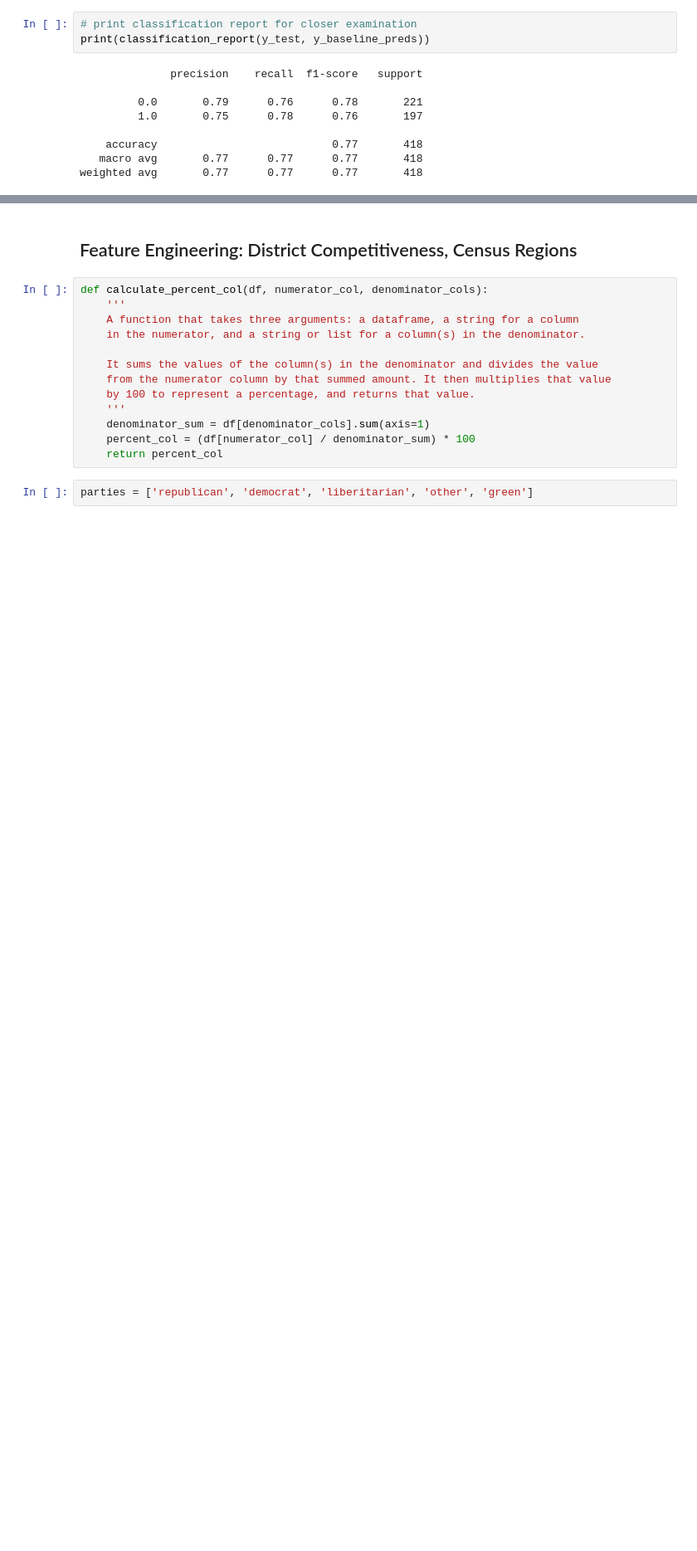
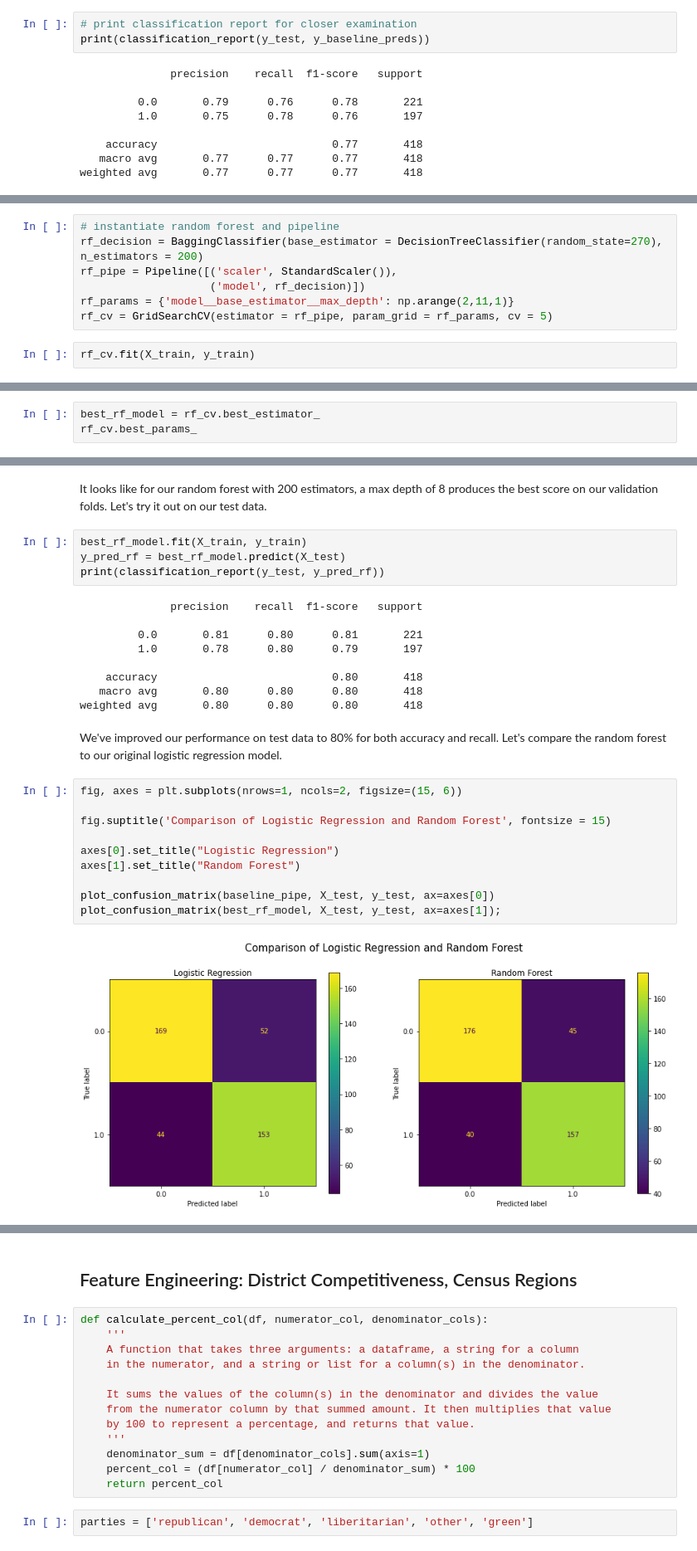
Before and after one commit to emgerber88/County_Pres_Election_Modeling, a Jupyter notebook: County_Pres_Election_Modeling.ipynb, the cells around one changed output, grey strips where cells are left out. Shown: that part at 83% size. Drawn from its saved outputs; the diff is of its cells as text; blank space fills up the shorter version.

```diff
--- a/County_Pres_Election_Modeling.ipynb
+++ b/County_Pres_Election_Modeling.ipynb
@@ -446,0 +523,9 @@ Subsequently, we're hoping to minimize our false negatives (recall). For this ba
+# %%
+# instantiate random forest and pipeline
+rf_decision = BaggingClassifier(base_estimator = DecisionTreeClassifier(random_state=270), n_estimators = 200)
+rf_pipe = Pipeline([('scaler', StandardScaler()),
+                    ('model', rf_decision)])
+rf_params = {'model__base_estimator__max_depth': np.arange(2,11,1)}
+rf_cv = GridSearchCV(estimator = rf_pipe, param_grid = rf_params, cv = 5)
+# %%
+rf_cv.fit(X_train, y_train)
@@ -446,0 +539,3 @@ Subsequently, we're hoping to minimize our false negatives (recall). For this ba
+# %%
+best_rf_model = rf_cv.best_estimator_
+rf_cv.best_params_
@@ -446,0 +561,29 @@ Subsequently, we're hoping to minimize our false negatives (recall). For this ba
+# %% [markdown]
+It looks like for our random forest with 200 estimators, a max depth of 8 produces the best score on our validation folds. Let's try it out on our test data.
+# %%
+best_rf_model.fit(X_train, y_train)
+y_pred_rf = best_rf_model.predict(X_test)
+print(classification_report(y_test, y_pred_rf))
+# %% [output]
+              precision    recall  f1-score   support
+
+         0.0       0.81      0.80      0.81       221
+         1.0       0.78      0.80      0.79       197
+
+    accuracy                           0.80       418
+   macro avg       0.80      0.80      0.80       418
+weighted avg       0.80      0.80      0.80       418
+# %% [markdown]
+We've improved our performance on test data to 80% for both accuracy and recall. Let's compare the random forest to our original logistic regression model.
+# %%
+fig, axes = plt.subplots(nrows=1, ncols=2, figsize=(15, 6))
+
+fig.suptitle('Comparison of Logistic Regression and Random Forest', fontsize = 15)
+
+axes[0].set_title("Logistic Regression")
+axes[1].set_title("Random Forest")
+
+plot_confusion_matrix(baseline_pipe, X_test, y_test, ax=axes[0])
+plot_confusion_matrix(best_rf_model, X_test, y_test, ax=axes[1]);
+# %% [output]
+[figure, added]
```
Also changed, not shown: parts of 28 cells of this notebook.
